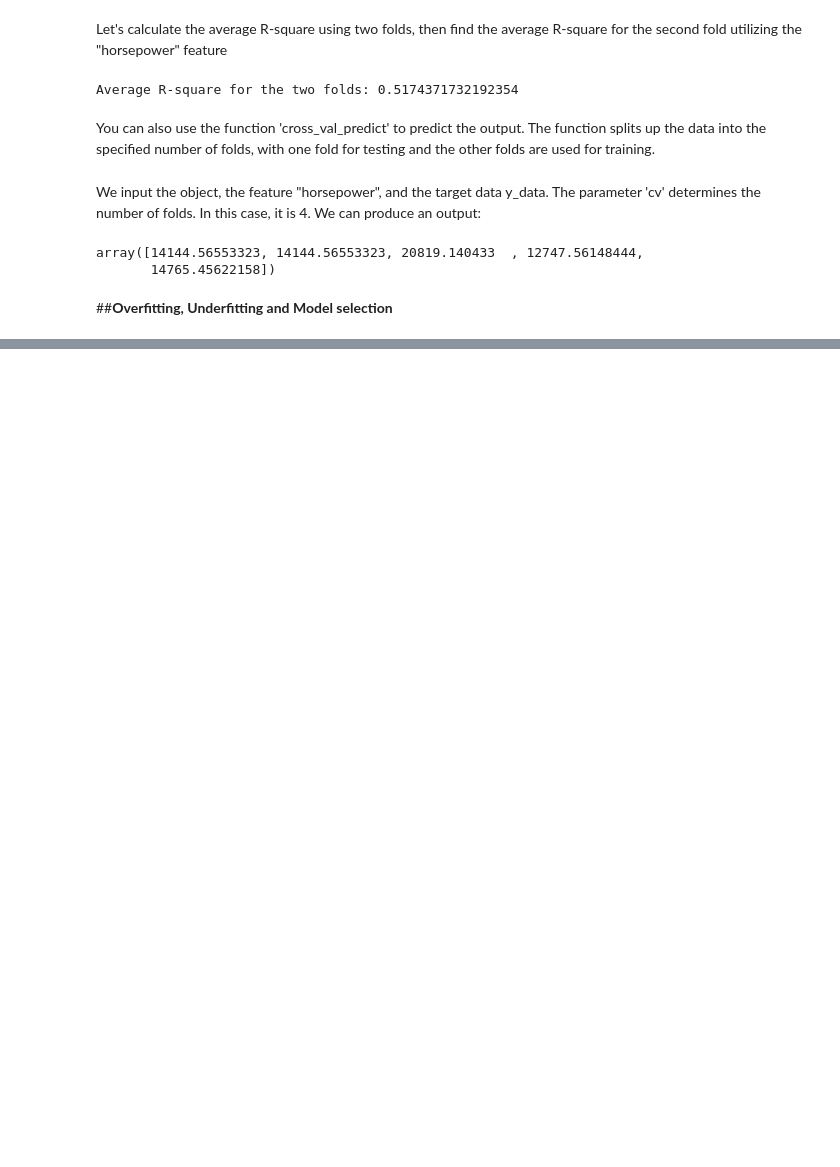
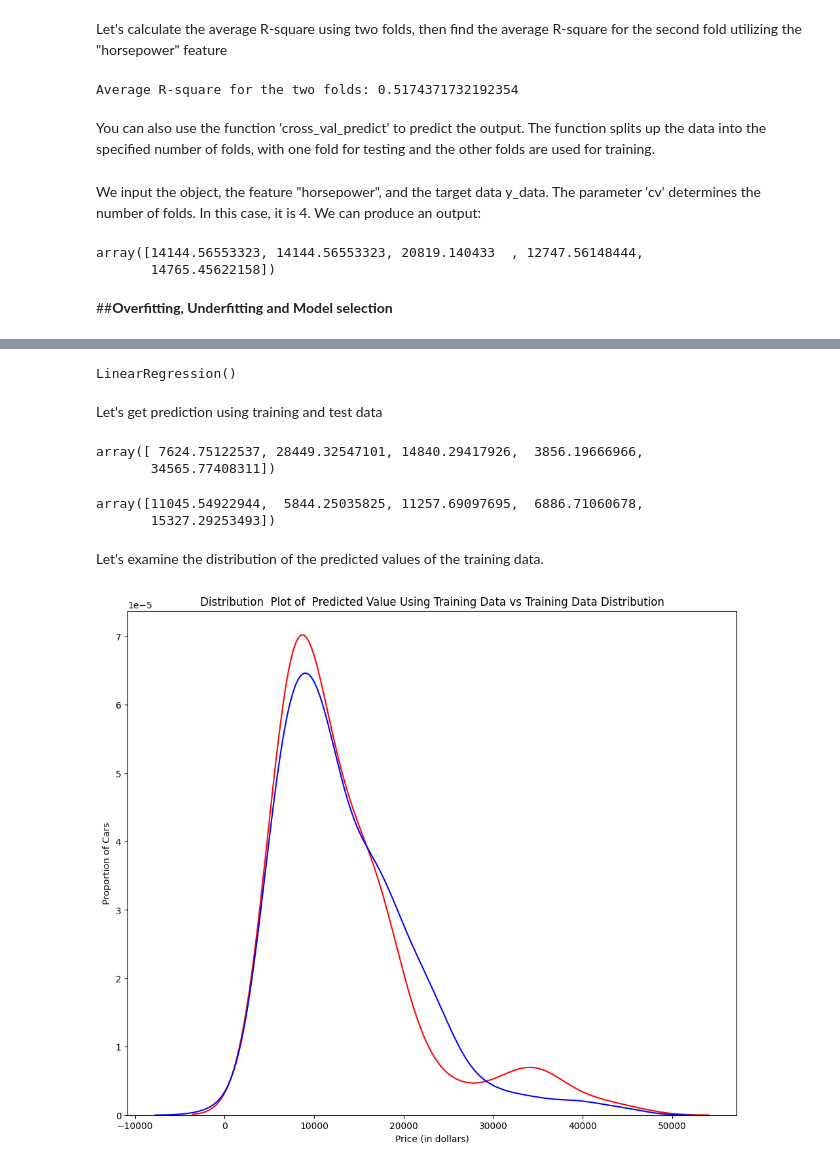
Before and after one commit to Rubieskyama/Data-Science-Ecosystem, a Jupyter notebook: Data Analytics with Python/Used_cars_pricing_analyzer.ipynb, the cells around one changed output, grey strips where cells are left out. Drawn from its saved outputs; the diff is of its cells as text; code cells hidden in the pictures; blank space fills up the shorter version.

Commit message:
Ridge regression, Grid search

```diff
--- a/Data Analytics with Python/Used_cars_pricing_analyzer.ipynb
+++ b/Data Analytics with Python/Used_cars_pricing_analyzer.ipynb
@@ -1139,8 +1142,8 @@ df_num = df._get_numeric_data()
 # %% [markdown]
 An important step in testing your model is to split your data into training and testing data. We will place the target data price in a separate dataframe y_data:
 # %%
-x_data = df.drop('price', axis=1)
-y_data = df['price']
+x_data = df_num.drop('price', axis=1)
+y_data = df_num['price']
 # %% [markdown]
 Now, we'll randomly split our data into training and testing data using the train_test_split function.
 # %%
@@ -1228,0 +1238,31 @@ array([14144.56553323, 14144.56553323, 20819.140433  , 12747.56148444,
+# %%
+#create Multiple Linear Regression object
+lr = LinearRegression()
+#train the model using 'horsepower', 'curb-weight', 'engine-size' and 'highway-mpg' as features.
+lr.fit(x_train[['horsepower', 'curb-weight', 'engine-size', 'highway-L/100km']], y_train)
+# %% [output]
+LinearRegression()
+# %% [markdown]
+Let's get prediction using training and test data
+# %%
+#prediction using training data
+yhat_train = lr.predict(x_train[['horsepower', 'curb-weight', 'engine-size', 'highway-L/100km']])
+yhat_train[0:5]
+# %% [output]
+array([ 7624.75122537, 28449.32547101, 14840.29417926,  3856.19666966,
+       34565.77408311])
+# %%
+#prediction using test data
+yhat_test = lr.predict(x_test[['horsepower', 'curb-weight', 'engine-size', 'highway-L/100km']])
+yhat_test[0:5]
+# %% [output]
+array([11045.54922944,  5844.25035825, 11257.69097695,  6886.71060678,
+       15327.29253493])
+# %% [markdown]
+Let's examine the distribution of the predicted values of the training data.
+# %%
+#distribution plot for predicted value and actual value using training data
+Title = 'Distribution  Plot of  Predicted Value Using Training Data vs Training Data Distribution'
+DistributionPlot(y_train, yhat_train, "Actual values(train)", "Predicted values(train)", Title)
+# %% [output]
+[figure, added]
```
Also changed, not shown: parts of 78 cells of this notebook.
